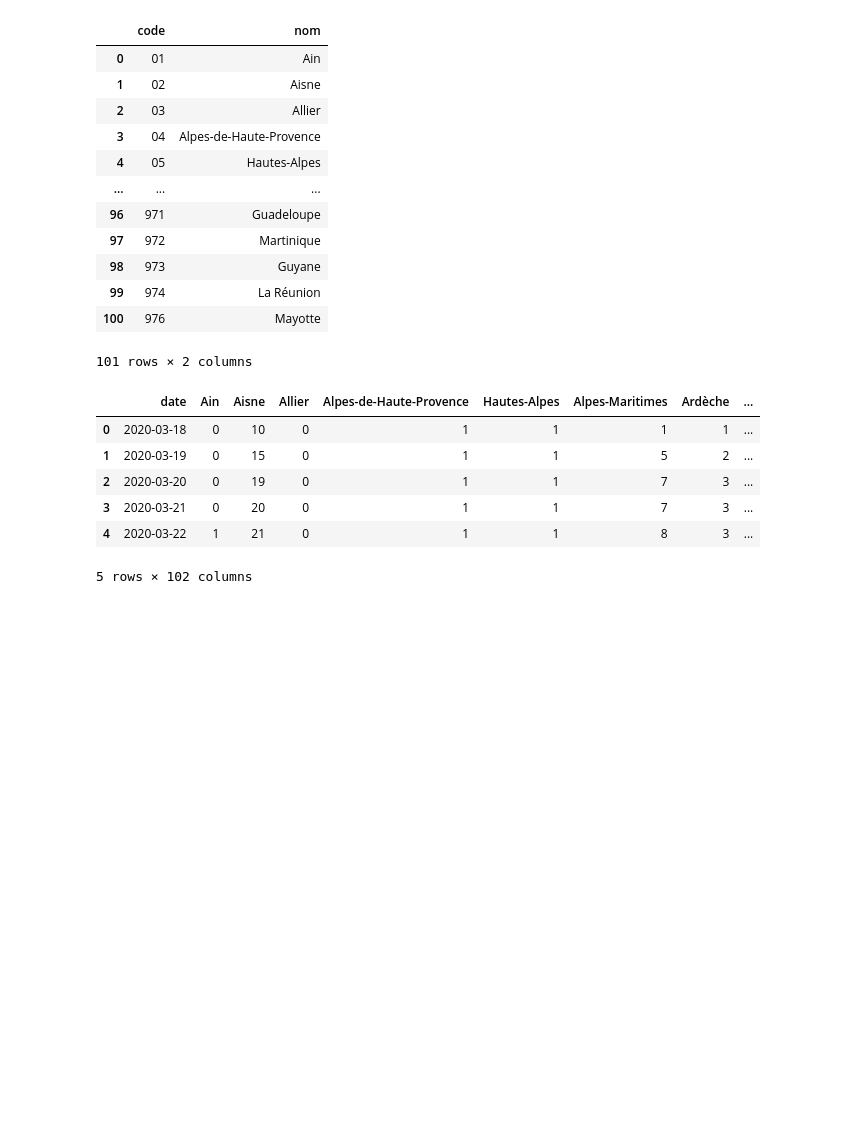
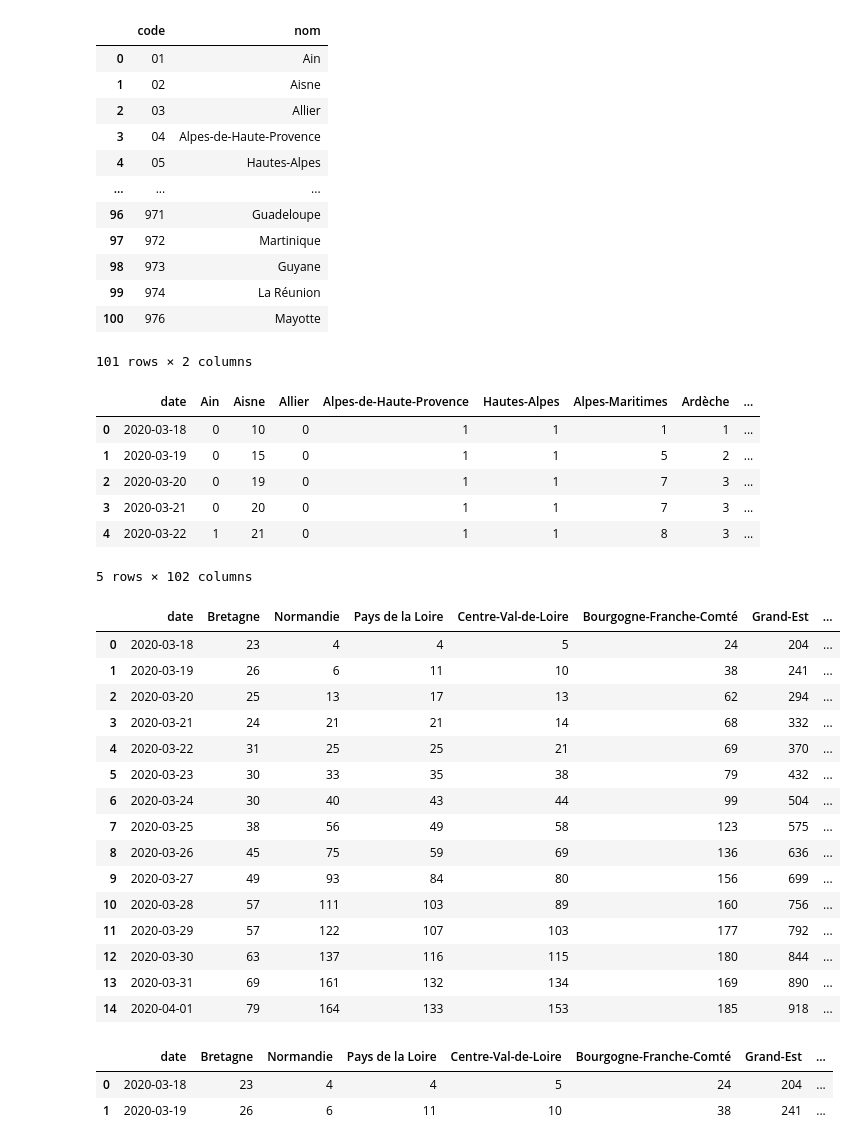
Before and after one commit to jihene-b3/covidviz, a Jupyter notebook: Notebook/rea_all_periods.ipynb, the cells around one changed output. Drawn from its saved outputs; the diff is of its cells as text; code cells hidden in the pictures; blank space fills up the shorter version.

Commit message:
few more data/graphs about reanimation service

```diff
--- a/Notebook/rea_all_periods.ipynb
+++ b/Notebook/rea_all_periods.ipynb
@@ -142,7 +144,7 @@ rea_all_Auvergne_Rhone_Alpes = pd.concat([rea_all_nom['date'], rea_all_nom["Ain"
 
 rea_all_Occitanie = pd.concat([rea_all_nom['date'], rea_all_nom["Ariège"], rea_all_nom["Aude"], rea_all_nom["Aveyron"], rea_all_nom["Gard"], rea_all_nom["Haute-Garonne"], rea_all_nom["Gers"], rea_all_nom["Hérault"], rea_all_nom["Lot"], rea_all_nom["Lozère"], rea_all_nom["Hautes-Pyrénées"], rea_all_nom["Pyrénées-Orientales"], rea_all_nom["Tarn"], rea_all_nom["Tarn-et-Garonne"]], axis=1)
 
-rea_all_Provences_Alpes_Côte_Azur = pd.concat([rea_all_nom['date'], rea_all_nom["Alpes-de-Haute-Provence"], rea_all_nom["Hautes-Alpes"], rea_all_nom["Alpes-Maritimes"], rea_all_nom["Bouches-du-Rhône"], rea_all_nom["Var"], rea_all_nom["Vaucluse"]], axis=1)
+rea_all_Provence_Alpes_Côte_Azur = pd.concat([rea_all_nom['date'], rea_all_nom["Alpes-de-Haute-Provence"], rea_all_nom["Hautes-Alpes"], rea_all_nom["Alpes-Maritimes"], rea_all_nom["Bouches-du-Rhône"], rea_all_nom["Var"], rea_all_nom["Vaucluse"]], axis=1)
 
 rea_all_Corse = pd.concat([rea_all_nom['date'], rea_all_nom["Corse-du-Sud"], rea_all_nom["Haute-Corse"]], axis=1)
 
@@ -160,7 +162,7 @@ rea_all_regions['Île-de-France'] = rea_all_Ile_de_France
 rea_all_regions['Nouvelle-Aquitaine'] = rea_all_Nouvelle_Aquitaine
 rea_all_regions['Auvergne-Rhône-Alpes'] = rea_all_Auvergne_Rhone_Alpes
 rea_all_regions['Occitanie'] = rea_all_Occitanie
-rea_all_regions["Provences-Alpes-Côte-d'Azur"] = rea_all_Provences_Alpes_Côte_Azur
+rea_all_regions["Provence-Alpes-Côte-d'Azur"] = rea_all_Provences_Alpes_Côte_Azur
 rea_all_regions['Corse'] = rea_all_Corse
 rea_all_regions["Régions d'Outre Mer"] = rea_all_Outre_Mer
 # %%
@@ -173,3 +175,35 @@ def rea_regions(region) :
     return(fig.show())
 # %%
 rea_regions('Occitanie')
+# %%
+Regions = [
+    'Bretagne', 'Normandie', 'Pays de la Loire', 'Centre-Val-de-Loire', 'Bourgogne-Franche-Comté', 'Grand-Est', 'Hauts-de-France', 'Île-de-France', 'Nouvelle-Aquitaine', 'Auvergne-Rhône-Alpes', 'Occitanie', "Provence-Alpes-Côte-d'Azur", 'Corse', "Régions d'Outre Mer"
+]
+
+for name_region in Regions :
+    rea_all_regions[f'{name_region}']['Total'] = np.sum(rea_all_regions[f'{name_region}'].iloc[:,1:],1)
+# %%
+rea_region_tot = pd.DataFrame()
+for name_region in Regions :
+    rea_region_tot = pd.concat([rea_region_tot, rea_all_regions[f'{name_region}']['Total']], 1)
+# %%
+rea_region_tot.columns = Regions
+rea_region_tot.insert(0, 'date', rea_all_nom['date'])
+rea_region_tot.head(15)
+# %% [output]
+|  | date | Bretagne | Normandie | Pays de la Loire | Centre-Val-de-Loire | Bourgogne-Franche-Comté | Grand-Est | ... |
+| 0 | 2020-03-18 | 23 | 4 | 4 | 5 | 24 | 204 | ... |
+| 1 | 2020-03-19 | 26 | 6 | 11 | 10 | 38 | 241 | ... |
+| 2 | 2020-03-20 | 25 | 13 | 17 | 13 | 62 | 294 | ... |
+| 3 | 2020-03-21 | 24 | 21 | 21 | 14 | 68 | 332 | ... |
+| 4 | 2020-03-22 | 31 | 25 | 25 | 21 | 69 | 370 | ... |
+| 5 | 2020-03-23 | 30 | 33 | 35 | 38 | 79 | 432 | ... |
+| 6 | 2020-03-24 | 30 | 40 | 43 | 44 | 99 | 504 | ... |
+| 7 | 2020-03-25 | 38 | 56 | 49 | 58 | 123 | 575 | ... |
+| 8 | 2020-03-26 | 45 | 75 | 59 | 69 | 136 | 636 | ... |
+| 9 | 2020-03-27 | 49 | 93 | 84 | 80 | 156 | 699 | ... |
+| 10 | 2020-03-28 | 57 | 111 | 103 | 89 | 160 | 756 | ... |
+| 11 | 2020-03-29 | 57 | 122 | 107 | 103 | 177 | 792 | ... |
+| 12 | 2020-03-30 | 63 | 137 | 116 | 115 | 180 | 844 | ... |
+| 13 | 2020-03-31 | 69 | 161 | 132 | 134 | 169 | 890 | ... |
+| 14 | 2020-04-01 | 79 | 164 | 133 | 153 | 185 | 918 | ... |
@@ -175,0 +219,6 @@ rea_regions('Occitanie')
+# %%
+rea_region_tot.head(2)
+# %% [output]
+|  | date | Bretagne | Normandie | Pays de la Loire | Centre-Val-de-Loire | Bourgogne-Franche-Comté | Grand-Est | ... |
+| 0 | 2020-03-18 | 23 | 4 | 4 | 5 | 24 | 204 | ... |
+| 1 | 2020-03-19 | 26 | 6 | 11 | 10 | 38 | 241 | ... |
```
Also changed, not shown: parts of 21 cells of this notebook, 9 other files.
